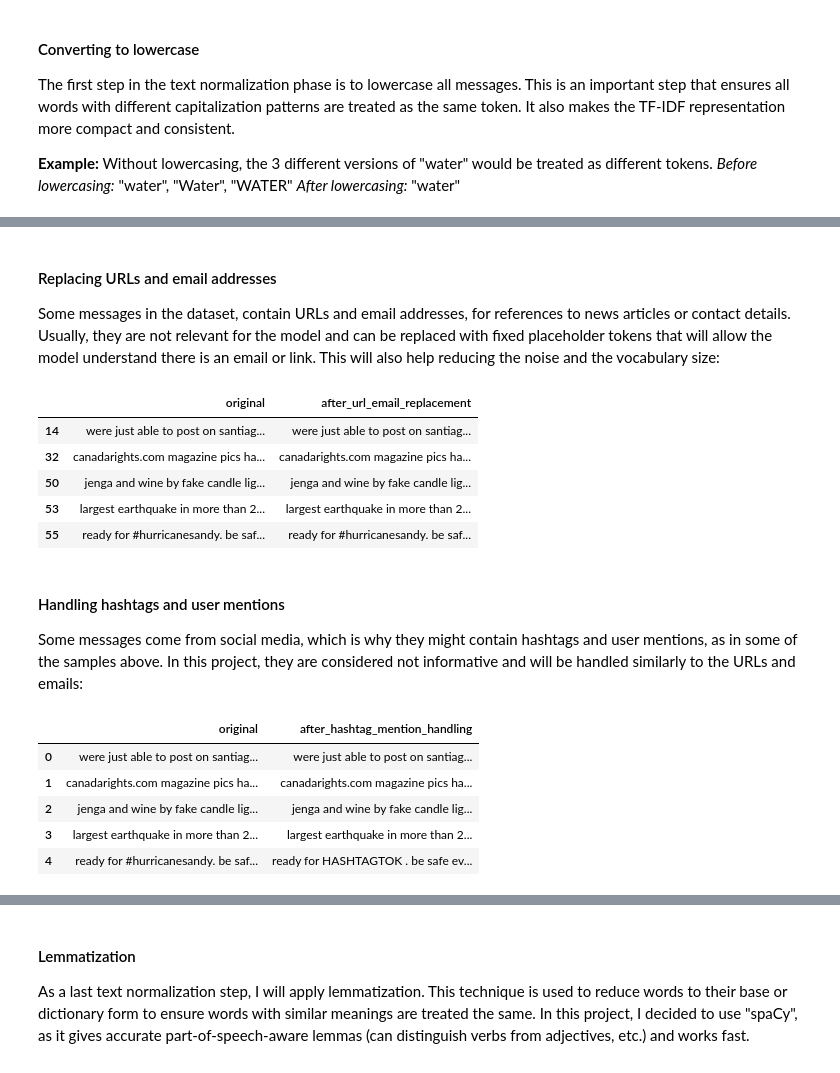
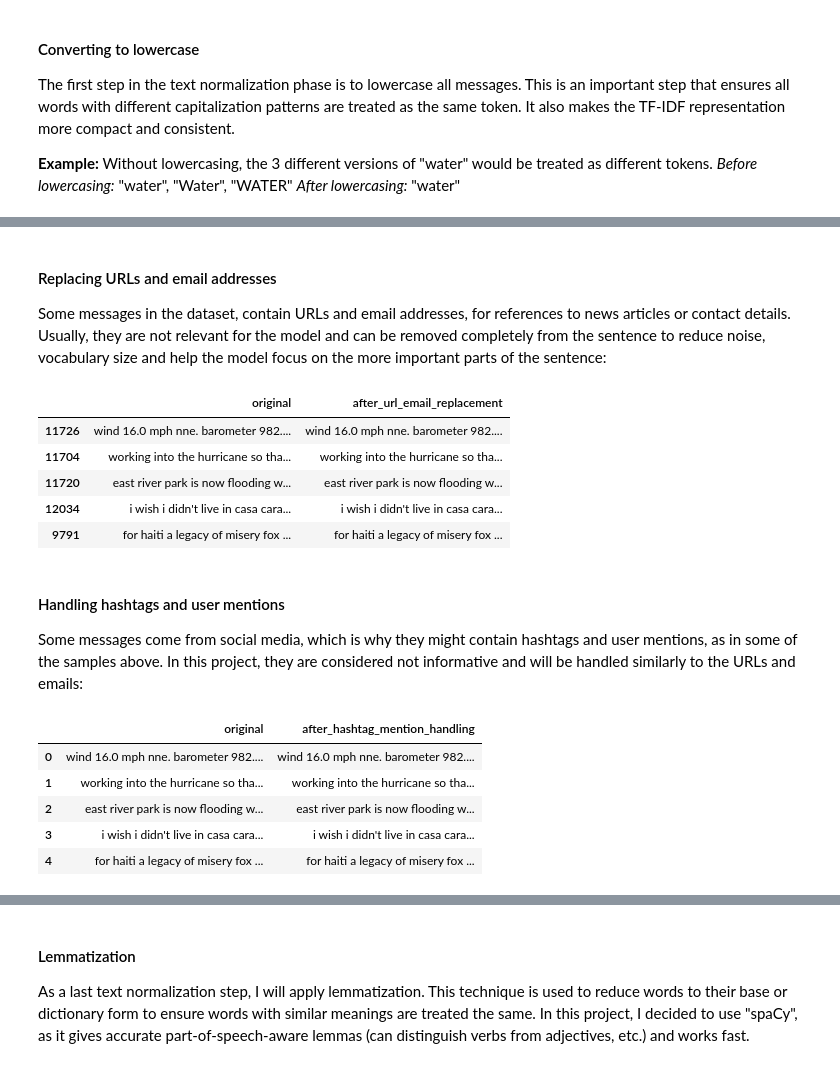
Before and after one commit to KaterinaSSlavova/Crisis-Help-Classification, a Jupyter notebook: Notebooks/02_data_provisioning.ipynb, the cells around one changed output, grey strips where cells are left out. Saved outputs shown, nothing was run; the diff lists cells and outputs as text; code cells hidden in the pictures.

```diff
--- a/Notebooks/02_data_provisioning.ipynb
+++ b/Notebooks/02_data_provisioning.ipynb
@@ -706,0 +901,6 @@ After inspecting the extremely long messages, I decided to keep them as they rep
+# %%
+df_clean.drop(columns=["msg_len"], inplace=True)
+label_count = df_clean[new_labels].sum(axis=1)
+no_label_mask = label_count == 0
+has_label_mask = label_count >= 1
+df_clean.loc[no_label_mask, ["id", "message"]].sample(3)
@@ -710,5 +926,5 @@ After removing the extremely short, non-informative messages, I will check the d
 # %%
-has_any_new = (df[new_labels].sum(axis=1) > 0)
+has_any_new = (df_clean[new_labels].sum(axis=1) > 0)
 counts_new = has_any_new.value_counts().sort_index()
 labels = ["No label", "At least one label"]
 values_pct = [counts_new[False] / n_total * 100,counts_new[True] / n_total * 100]
@@ -770,3 +944,0 @@ Detected messages with urls: 571
-# %%
-ids_to_drop = df_no_label.loc[mask_url, "id"]
-df_clean = df_clean.loc[~df_clean["id"].isin(ids_to_drop)].copy()
@@ -776,8 +946,8 @@ After manually inspecting the detected sample, I decided to drop them as they co
 ## Extract small inference set
 Before creating the train/val/test split, I will extract a small subset for inference testing and demonstrating the behaviour of the final model on completely unseen messages. In the code below, I split the dataset into 2 groups - with at least one positive label and without any labels to ensure diversity. Then, I randomly select 10 samples without any labels. Next, for each label in the dataset, I select all messages where this label is positive and randomly get 10 samples. Finally, I remove the selected samples from the main dataset and save them in the `final` folder:
 # %%
-df_with = df[has_any_new].copy()
-df_without = df[~has_any_new].copy()
+df_with = df_clean[has_any_new].copy()
+df_without = df_clean[~has_any_new].copy()
 inf_without =  df_without.sample(n=min(10, len(df_without)), random_state=42)
 infer_with_parts = []
 for label in new_labels:
@@ -788,7 +958,7 @@ for label in new_labels:
 
 infer_pos = pd.concat(infer_with_parts)
 df_inference = pd.concat([inf_without, infer_pos])
-df_model = df.drop(index=df_inference.index).reset_index(drop=True)
+df_model = df_clean.drop(index=df_inference.index).reset_index(drop=True)
 df_inference.to_csv("../data/final/disaster_inference.csv", index=False)
 df_model.to_csv("../data/final/disaster_dataset.csv", index=False)
 
@@ -858,32 +1095,32 @@ df.head()
 # %% [markdown]
 #### Replacing URLs and email addresses
-Some messages in the dataset, contain URLs and email addresses, for references to news articles or contact details. Usually, they are not relevant for the model and can be replaced with fixed placeholder tokens that will allow the model understand there is an email or link. This will also help reducing the noise and the vocabulary size:
+Some messages in the dataset, contain URLs and email addresses, for references to news articles or contact details. Usually, they are not relevant for the model and can be removed completely from the sentence to reduce noise, vocabulary size and help the model focus on the more important parts of the sentence:
 # %%
 mask_urls_emails = df["lowercased"].str.contains(r"http|www\.|@\w+\.\w+", regex=True, na=False)
 examples = df["lowercased"].loc[mask_urls_emails].copy()
-examples_norm = examples.str.replace(r"http\S+|www\.\S+", " URLTOK ", regex=True)
-examples_norm = examples_norm.str.replace(r"\b[\w\.-]+@[\w\.-]+\.\w+\b", " EMAILTOK ", regex=True)
+examples_norm = examples.str.replace(r"http\S+|www\.\S+", " ", regex=True)
+examples_norm = examples_norm.str.replace(r"\b[\w\.-]+@[\w\.-]+\.\w+\b", " ", regex=True)
 df_examples = pd.DataFrame({"original": examples, "after_url_email_replacement": examples_norm})
 df_examples.head()
 # %% [output]
 |  | original | after_url_email_replacement |
-| 14 | were just able to post on santiag... | were just able to post on santiag... |
-| 32 | canadarights.com magazine pics ha... | canadarights.com magazine pics ha... |
-| 50 | jenga and wine by fake candle lig... | jenga and wine by fake candle lig... |
-| 53 | largest earthquake in more than 2... | largest earthquake in more than 2... |
-| 55 | ready for #hurricanesandy. be saf... | ready for #hurricanesandy. be saf... |
+| 11726 | wind 16.0 mph nne. barometer 982.... | wind 16.0 mph nne. barometer 982.... |
+| 11704 | working into the hurricane so tha... | working into the hurricane so tha... |
+| 11720 | east river park is now flooding w... | east river park is now flooding w... |
+| 12034 | i wish i didn't live in casa cara... | i wish i didn't live in casa cara... |
+| 9791 | for haiti a legacy of misery fox ... | for haiti a legacy of misery fox ... |
 # %% [markdown]
 #### Handling hashtags and user mentions
 Some messages come from social media, which is why they might contain hashtags and user mentions, as in some of the samples above. In this project, they are considered not informative and will be handled similarly to the URLs and emails:
 # %%
-examples_norm = df_examples["after_url_email_replacement"].str.replace(r"#(\w+)", " HASHTAGTOK ", regex=True)
-examples_norm = examples_norm.str.replace(r"@\w+", " MENTIONTOK ", regex=True)
+examples_norm = df_examples["after_url_email_replacement"].str.replace(r"#(\w+)", " ", regex=True)
+examples_norm = examples_norm.str.replace(r"@\w+", " ", regex=True)
 df_ex = pd.DataFrame({"original": df_examples["after_url_email_replacement"].values,"after_hashtag_mention_handling": examples_norm.values})
 df_ex.head()
 # %% [output]
 |  | original | after_hashtag_mention_handling |
-| 0 | were just able to post on santiag... | were just able to post on santiag... |
-| 1 | canadarights.com magazine pics ha... | canadarights.com magazine pics ha... |
-| 2 | jenga and wine by fake candle lig... | jenga and wine by fake candle lig... |
-| 3 | largest earthquake in more than 2... | largest earthquake in more than 2... |
-| 4 | ready for #hurricanesandy. be saf... | ready for HASHTAGTOK . be safe ev... |
+| 0 | wind 16.0 mph nne. barometer 982.... | wind 16.0 mph nne. barometer 982.... |
+| 1 | working into the hurricane so tha... | working into the hurricane so tha... |
+| 2 | east river park is now flooding w... | east river park is now flooding w... |
+| 3 | i wish i didn't live in casa cara... | i wish i didn't live in casa cara... |
+| 4 | for haiti a legacy of misery fox ... | for haiti a legacy of misery fox ... |
```
Also changed, not shown: parts of 58 cells of this notebook, 12 other files.
